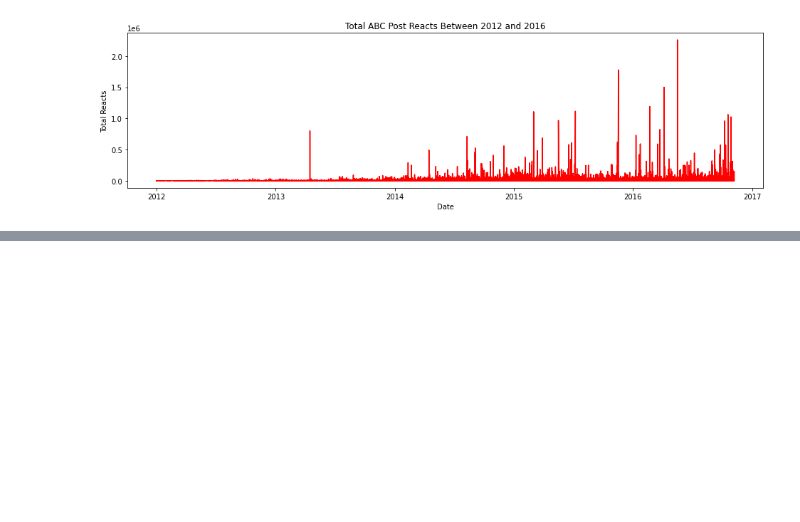
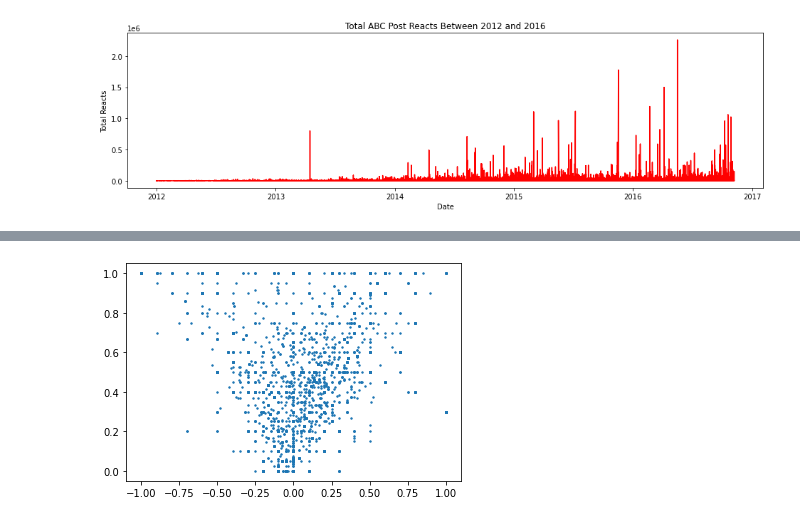
Before and after one commit to markalas/news-sentiment-analysis, a Jupyter notebook: main.ipynb, the cells around one changed output, grey strips where cells are left out. Drawn from its saved outputs; the diff is of its cells as text; code cells hidden in the pictures; blank space fills up the shorter version.

```diff
--- a/main.ipynb
+++ b/main.ipynb
@@ -129,0 +154,11 @@ plt.show()
+# %%
+# Scatter plot of x=sentiment y=name_subjectivity
+# Store name_sentiment and name_subjectivity to an array
+# Sample data n=10000
+abc_data_sample = abc_data_df.sample(9000)
+x_sentimentArray = abc_data_sample['name_sentiment'].to_numpy()
+y_subjectivityArray = abc_data_sample['name_subjectivity'].to_numpy()
+plt.scatter(x_sentimentArray, y_subjectivityArray, s=2)
+plt.show()
+# %% [output]
+[figure, added]
```
Also changed, not shown: parts of 6 cells of this notebook, 1 other file.
